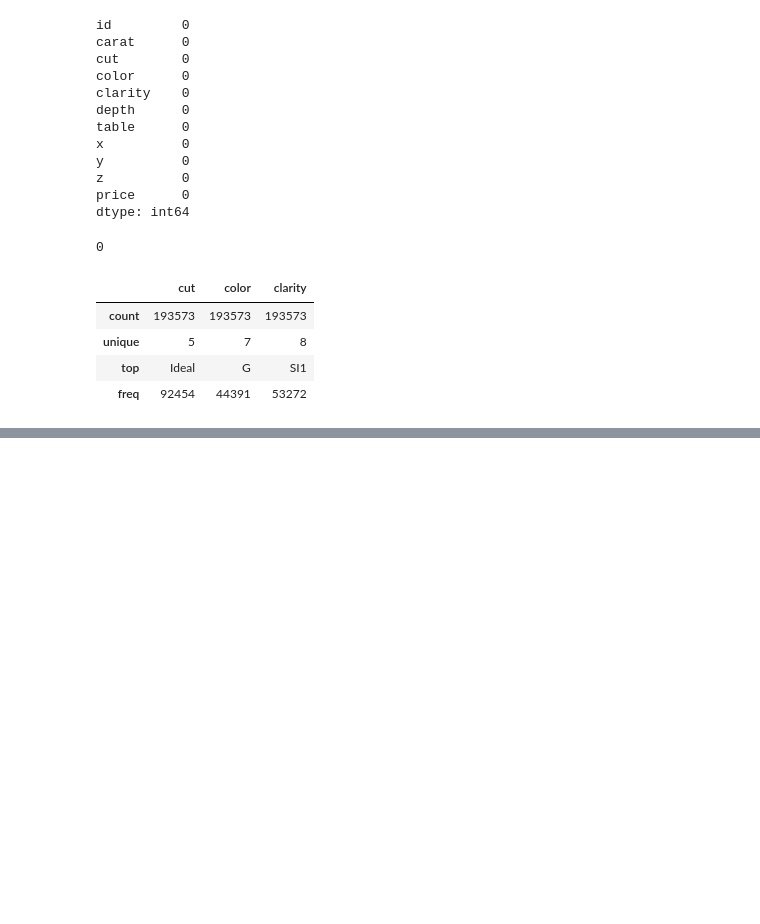
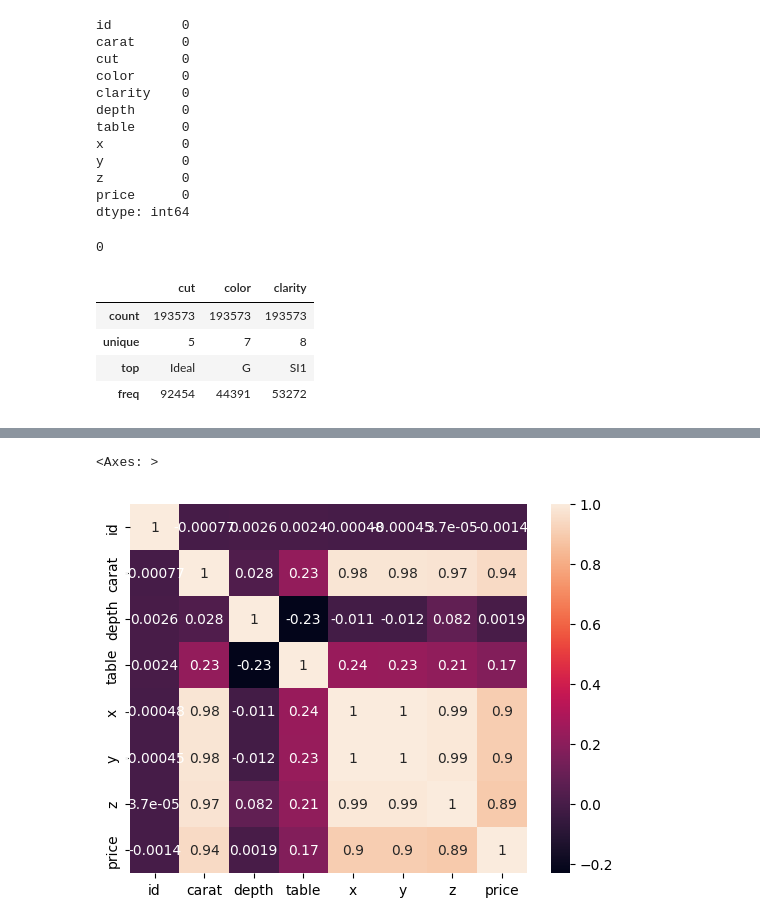
Before and after one commit to ARYANDHIRHI004/DiamondPricePrediction, a Jupyter notebook: notebooks/EDA.ipynb, the cells around one changed output, grey strips where cells are left out. Saved outputs shown, nothing was run; the diff lists cells and outputs as text; code cells hidden in the pictures; blank space fills up the shorter version.

```diff
--- a/notebooks/EDA.ipynb
+++ b/notebooks/EDA.ipynb
@@ -75,0 +90,5 @@ df[numerical_columns].describe()
+# %%
+sns.heatmap(df[numerical_columns].corr(), annot=True)
+# %% [output]
+<Axes: >
+[figure, added]
```
Also changed, not shown: parts of 21 cells of this notebook, 3 other files.
